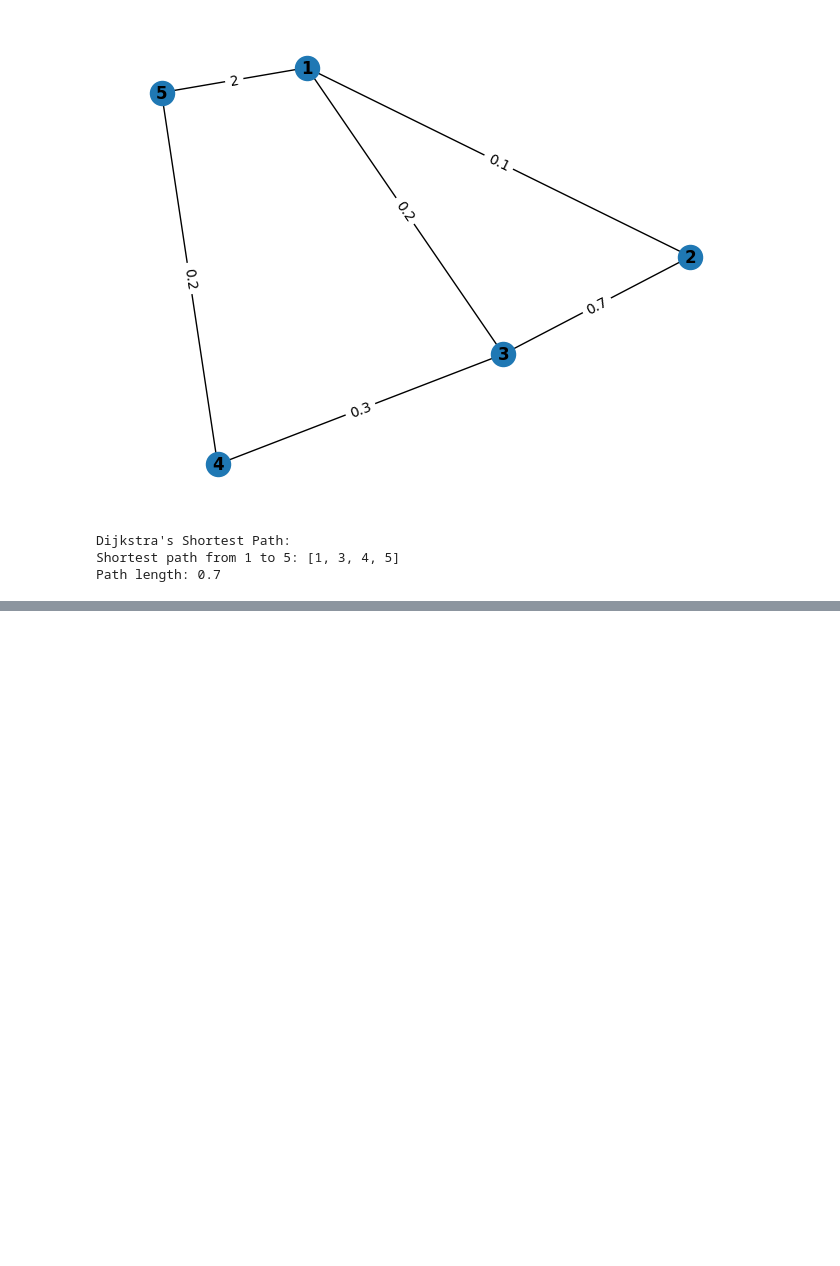
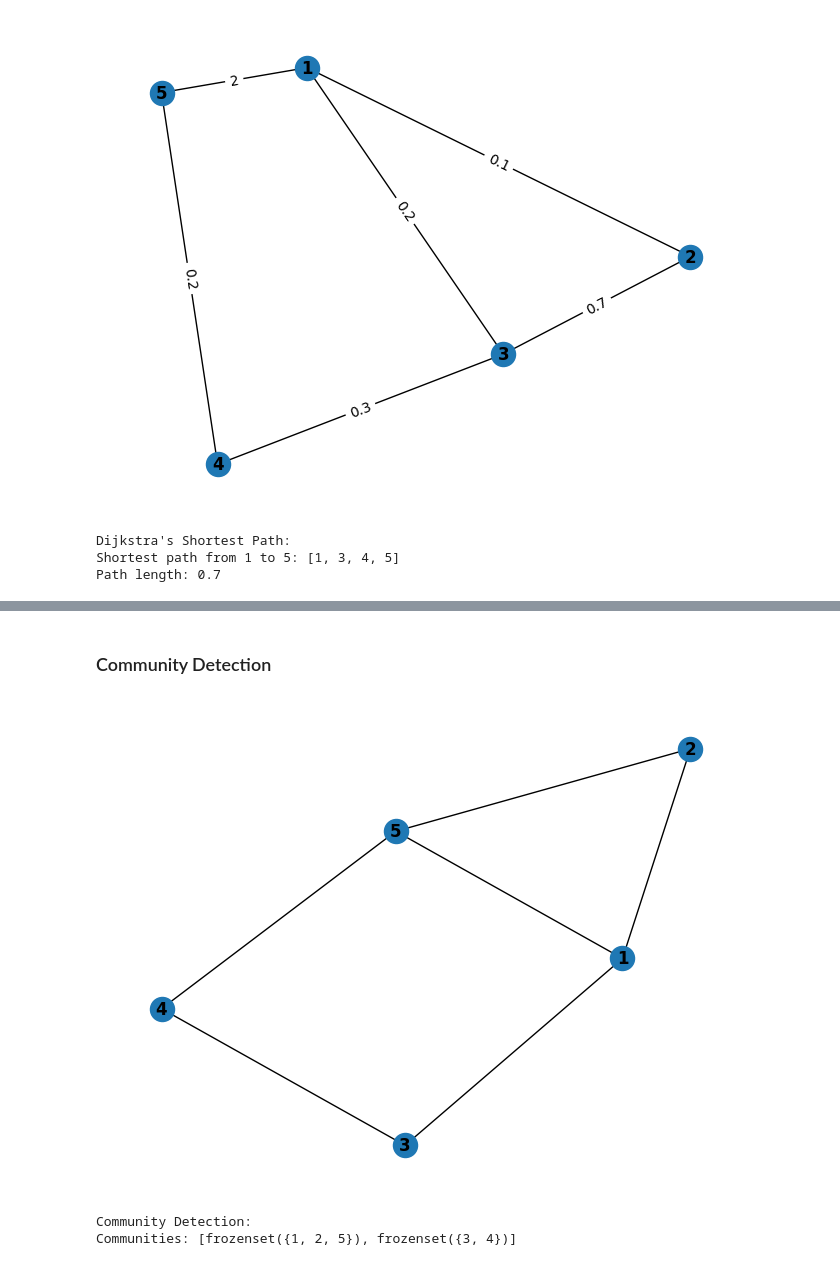
Before and after one commit to behrangEhi/complex-network, a Jupyter notebook: NetworkX.ipynb, the cells around one changed output, grey strips where cells are left out. Cells and saved outputs as stored; diff of their text form; code cells hidden in the pictures; blank space fills up the shorter version.

```diff
--- a/NetworkX.ipynb
+++ b/NetworkX.ipynb
@@ -215,0 +269,22 @@ Path length: 0.7
+# %% [markdown]
+### Community Detection
+# %%
+# Create a graph
+G = nx.Graph()
+G.add_nodes_from([1, 5, 3, 4, 2])
+G.add_edges_from([(1, 2), (2, 5), (3, 4), (4, 5), (1, 5), (1, 3)])
+
+# Visualize the graph
+pos = nx.spring_layout(G)
+nx.draw(G, pos, with_labels=True, font_weight='bold')
+plt.axis('off')
+plt.show()
+
+# Detect communities
+print("\nCommunity Detection:")
+communities = nx.algorithms.community.greedy_modularity_communities(G)
+print("Communities:", list(communities))
+# %% [output]
+[figure, added]
+Community Detection:
+Communities: [frozenset({1, 2, 5}), frozenset({3, 4})]
```
Also changed, not shown: parts of 5 cells of this notebook.
